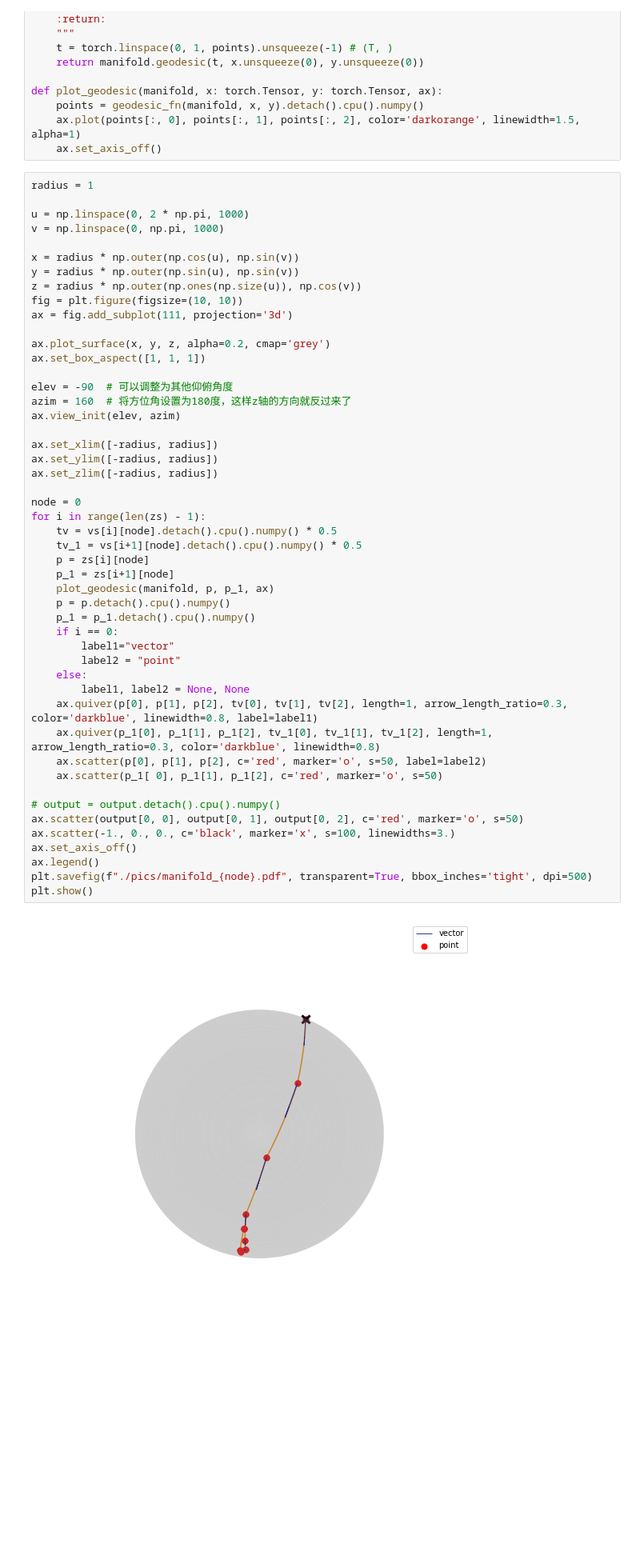
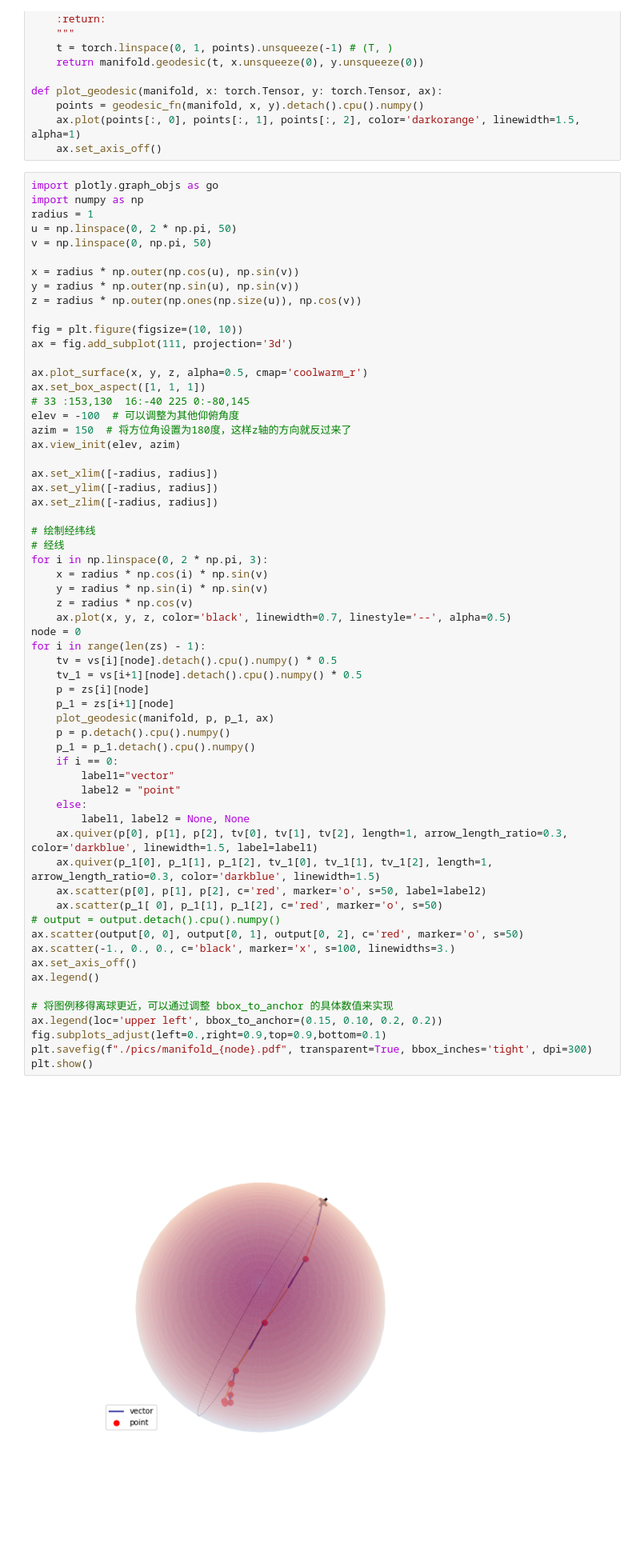
Before and after one commit to ZhenhHuang/MSG, a Jupyter notebook: visualization.ipynb, the cells around one changed output. Shown: that part at 80% size. Cells and saved outputs as stored; diff of their text form; blank space fills up the shorter version.

```diff
--- a/visualization.ipynb
+++ b/visualization.ipynb
@@ -330,56 +330,68 @@ def plot_geodesic(manifold, x: torch.Tensor, y: torch.Tensor, ax):
     ax.plot(points[:, 0], points[:, 1], points[:, 2], color='darkorange', linewidth=1.5, alpha=1)
     ax.set_axis_off()
 # %%
+import plotly.graph_objs as go
+import numpy as np
 radius = 1
-
-u = np.linspace(0, 2 * np.pi, 1000)
-v = np.linspace(0, np.pi, 1000)
+u = np.linspace(0, 2 * np.pi, 50)
+v = np.linspace(0, np.pi, 50)
 
 x = radius * np.outer(np.cos(u), np.sin(v))
 y = radius * np.outer(np.sin(u), np.sin(v))
 z = radius * np.outer(np.ones(np.size(u)), np.cos(v))
+
 fig = plt.figure(figsize=(10, 10))
 ax = fig.add_subplot(111, projection='3d')
 
-ax.plot_surface(x, y, z, alpha=0.2, cmap='grey')
+ax.plot_surface(x, y, z, alpha=0.5, cmap='coolwarm_r')
 ax.set_box_aspect([1, 1, 1])
-
-elev = -90  # 可以调整为其他仰俯角度
-azim = 160  # 将方位角设置为180度，这样z轴的方向就反过来了
+# 33 :153,130  16:-40 225 0:-80,145
+elev = -100  # 可以调整为其他仰俯角度
+azim = 150  # 将方位角设置为180度，这样z轴的方向就反过来了
 ax.view_init(elev, azim)
 
 ax.set_xlim([-radius, radius])
 ax.set_ylim([-radius, radius])
 ax.set_zlim([-radius, radius])
 
+# 绘制经纬线
+# 经线
+for i in np.linspace(0, 2 * np.pi, 3):
+    x = radius * np.cos(i) * np.sin(v)
+    y = radius * np.sin(i) * np.sin(v)
+    z = radius * np.cos(v)
+    ax.plot(x, y, z, color='black', linewidth=0.7, linestyle='--', alpha=0.5)
 node = 0
 for i in range(len(zs) - 1):
     tv = vs[i][node].detach().cpu().numpy() * 0.5
     tv_1 = vs[i+1][node].detach().cpu().numpy() * 0.5
     p = zs[i][node]
     p_1 = zs[i+1][node]
     plot_geodesic(manifold, p, p_1, ax)
     p = p.detach().cpu().numpy()
     p_1 = p_1.detach().cpu().numpy()
     if i == 0:
         label1="vector"
         label2 = "point"
     else:
         label1, label2 = None, None
-    ax.quiver(p[0], p[1], p[2], tv[0], tv[1], tv[2], length=1, arrow_length_ratio=0.3, color='darkblue', linewidth=0.8, label=label1)
-    ax.quiver(p_1[0], p_1[1], p_1[2], tv_1[0], tv_1[1], tv_1[2], length=1, arrow_length_ratio=0.3, color='darkblue', linewidth=0.8)
+    ax.quiver(p[0], p[1], p[2], tv[0], tv[1], tv[2], length=1, arrow_length_ratio=0.3, color='darkblue', linewidth=1.5, label=label1)
+    ax.quiver(p_1[0], p_1[1], p_1[2], tv_1[0], tv_1[1], tv_1[2], length=1, arrow_length_ratio=0.3, color='darkblue', linewidth=1.5)
     ax.scatter(p[0], p[1], p[2], c='red', marker='o', s=50, label=label2)
     ax.scatter(p_1[ 0], p_1[1], p_1[2], c='red', marker='o', s=50)
-
 # output = output.detach().cpu().numpy()
 ax.scatter(output[0, 0], output[0, 1], output[0, 2], c='red', marker='o', s=50)
 ax.scatter(-1., 0., 0., c='black', marker='x', s=100, linewidths=3.)
 ax.set_axis_off()
 ax.legend()
-plt.savefig(f"./pics/manifold_{node}.pdf", transparent=True, bbox_inches='tight', dpi=500)
+
+# 将图例移得离球更近，可以通过调整 bbox_to_anchor 的具体数值来实现
+ax.legend(loc='upper left', bbox_to_anchor=(0.15, 0.10, 0.2, 0.2))
+fig.subplots_adjust(left=0.,right=0.9,top=0.9,bottom=0.1)
+plt.savefig(f"./pics/manifold_{node}.pdf", transparent=True, bbox_inches='tight', dpi=300)
 plt.show()
 # %% [output]
-[figure, old version]
+[figure, new version]
 # %%
 dataset = "computers"
 manifolds = ["lorentz", "sphere"]
```
Also changed, not shown: 4 other files.
